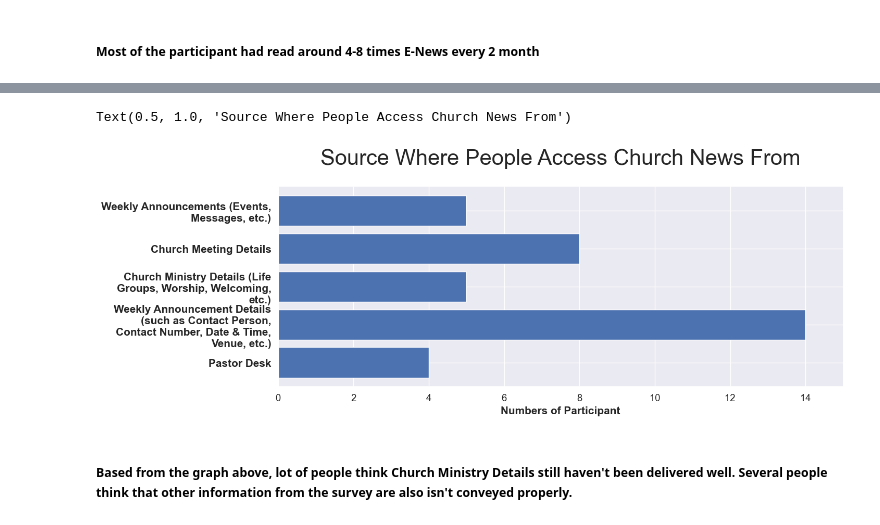
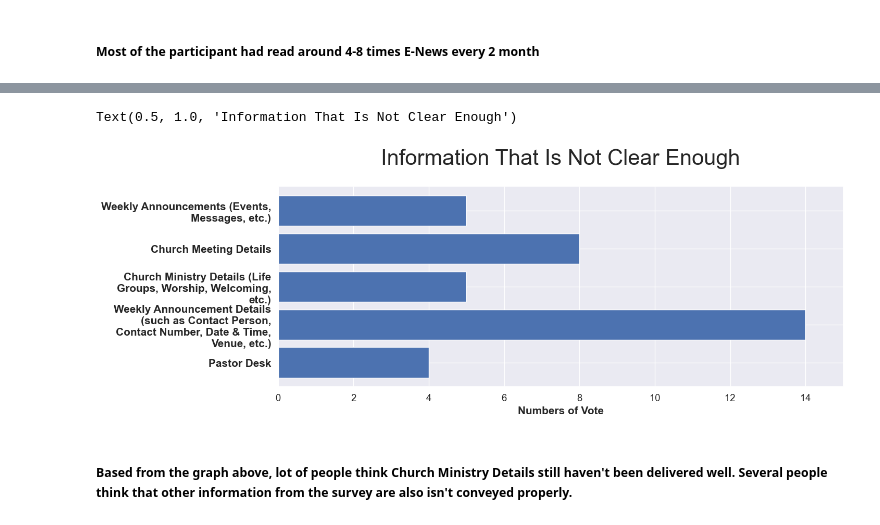
Before and after one commit to Maverick-DataScience/RANDOM-PROJECT, a Jupyter notebook: Jupyter Church E-News.ipynb, the cells around one changed output, grey strips where cells are left out. Drawn from its saved outputs; the diff is of its cells as text; code cells hidden in the pictures.

```diff
--- a/Jupyter Church E-News.ipynb
+++ b/Jupyter Church E-News.ipynb
@@ -179,19 +174,19 @@ plt.title?
 # %%
 import textwrap
 plt.figure(figsize=(14,5))
 plt.xlim(0, 15)
-plt.xlabel("Numbers of Participant", size=15, fontweight='bold')
+plt.xlabel("Numbers of Vote", size=15, fontweight='bold')
 y=[0,1,2,3,4]
 
 text=['Pastor Desk','Weekly Announcement Details (such as Contact Person, Contact Number, Date & Time, Venue, etc.)','Church Ministry Details (Life Groups, Worship, Welcoming, etc.)','Church Meeting Details', 'Weekly Announcements (Events, Messages, etc.)']
 sorted_data = data_split_2.groupby(["What news messages from below do you think aren't delivered well?"])["What news messages from below do you think aren't delivered well?"].agg('count').reset_index(name='Count')
 
 plt.barh(y, sorted_data['Count'])
 plt.yticks(y, [textwrap.fill(t, 30) for t in text], fontsize = 15, horizontalalignment='right', fontweight='bold')
-plt.title("Source Where People Access Church News From", size = 30, fontweight = 100, pad=30, loc='center')
+plt.title("Information That Is Not Clear Enough", size = 30, fontweight = 100, pad=30, loc='center')
 # %% [output]
-Text(0.5, 1.0, 'Source Where People Access Church News From')
+Text(0.5, 1.0, 'Information That Is Not Clear Enough')
-[figure, old version]
+[figure, new version]
 # %% [markdown]
 ##### Based from the graph above, lot of people think Church Ministry Details still haven't been delivered well. Several people think that other information from the survey are also isn't conveyed properly.
 # %%
```
Also changed, not shown: parts of 6 cells of this notebook.
